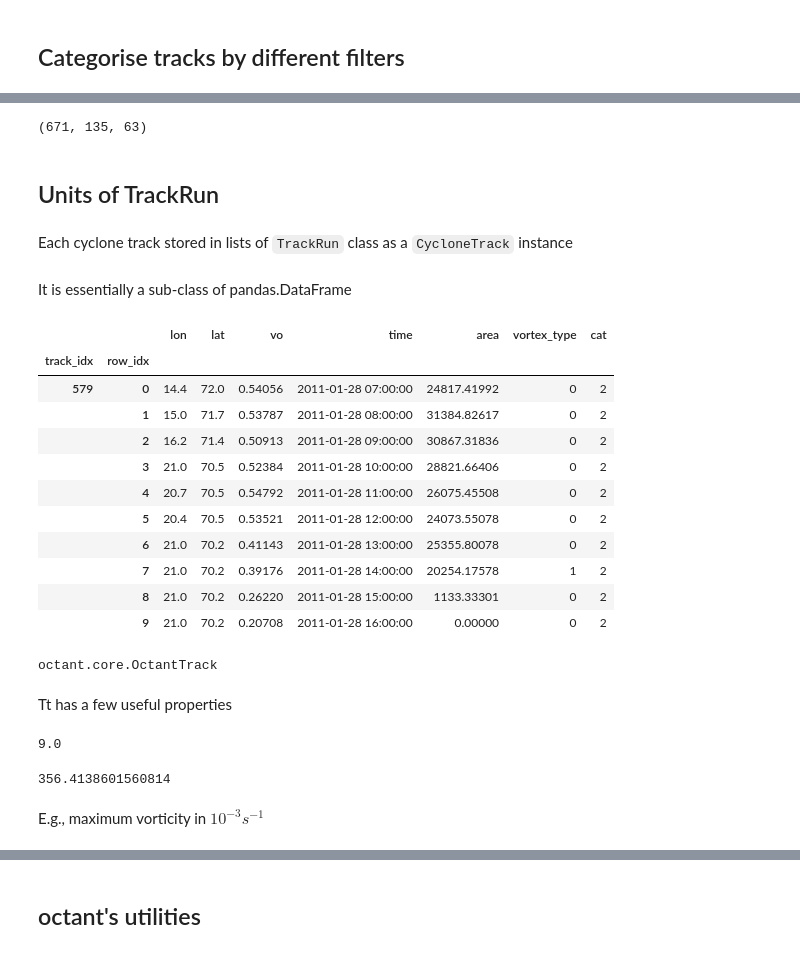
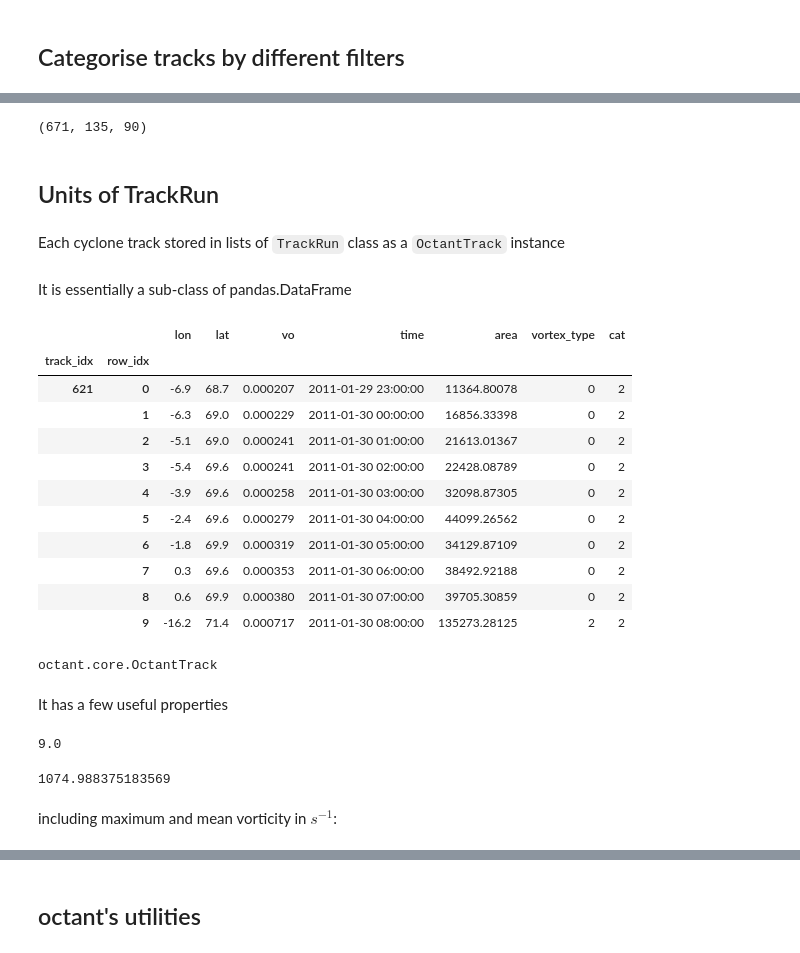
Before and after one commit to dennissergeev/octant, a Jupyter notebook: examples/Basics.ipynb, the cells around one changed output, grey strips where cells are left out. Drawn from its saved outputs; the diff is of its cells as text; code cells hidden in the pictures.

```diff
--- a/examples/Basics.ipynb
+++ b/examples/Basics.ipynb
@@ -63,30 +97,30 @@ TR.categorise(lsm=lsm, filt_by_dist=False, filt_by_land=True, filt_by_domain_bou
 # %%
-TR.size(), TR.size('good'), TR.size('pmc')
+TR.size(), TR.size('basic'), TR.size('moderate')
 # %% [output]
-(671, 135, 63)
+(671, 135, 90)
 # %% [markdown]
 ## Units of TrackRun
 # %%
 import random
 # %% [markdown]
-Each cyclone track stored in lists of `TrackRun` class as a `CycloneTrack` instance
+Each cyclone track stored in lists of `TrackRun` class as a `OctantTrack` instance
 # %%
-ct = random.choice([*TR['pmc'].groupby('track_idx')])[1]
+ot = random.choice([*TR['moderate'].groupby('track_idx')])[1]
 # %% [markdown]
 It is essentially a sub-class of pandas.DataFrame
-# %%
-ct
-# %% [output]
-|  |  | lon | lat | vo | time | area | vortex_type | cat |
-| track_idx | row_idx |  |  |  |  |  |  |  |
-| 579 | 0 | 14.4 | 72.0 | 0.54056 | 2011-01-28 07:00:00 | 24817.41992 | 0 | 2 |
-|  | 1 | 15.0 | 71.7 | 0.53787 | 2011-01-28 08:00:00 | 31384.82617 | 0 | 2 |
-|  | 2 | 16.2 | 71.4 | 0.50913 | 2011-01-28 09:00:00 | 30867.31836 | 0 | 2 |
-|  | 3 | 21.0 | 70.5 | 0.52384 | 2011-01-28 10:00:00 | 28821.66406 | 0 | 2 |
-|  | 4 | 20.7 | 70.5 | 0.54792 | 2011-01-28 11:00:00 | 26075.45508 | 0 | 2 |
-|  | 5 | 20.4 | 70.5 | 0.53521 | 2011-01-28 12:00:00 | 24073.55078 | 0 | 2 |
-|  | 6 | 21.0 | 70.2 | 0.41143 | 2011-01-28 13:00:00 | 25355.80078 | 0 | 2 |
-|  | 7 | 21.0 | 70.2 | 0.39176 | 2011-01-28 14:00:00 | 20254.17578 | 1 | 2 |
-|  | 8 | 21.0 | 70.2 | 0.26220 | 2011-01-28 15:00:00 | 1133.33301 | 0 | 2 |
-|  | 9 | 21.0 | 70.2 | 0.20708 | 2011-01-28 16:00:00 | 0.00000 | 0 | 2 |
+# %%
+ot
+# %% [output]
+|  |  | lon | lat | vo | time | area | vortex_type | cat |
+| track_idx | row_idx |  |  |  |  |  |  |  |
+| 621 | 0 | -6.9 | 68.7 | 0.000207 | 2011-01-29 23:00:00 | 11364.80078 | 0 | 2 |
+|  | 1 | -6.3 | 69.0 | 0.000229 | 2011-01-30 00:00:00 | 16856.33398 | 0 | 2 |
+|  | 2 | -5.1 | 69.0 | 0.000241 | 2011-01-30 01:00:00 | 21613.01367 | 0 | 2 |
+|  | 3 | -5.4 | 69.6 | 0.000241 | 2011-01-30 02:00:00 | 22428.08789 | 0 | 2 |
+|  | 4 | -3.9 | 69.6 | 0.000258 | 2011-01-30 03:00:00 | 32098.87305 | 0 | 2 |
+|  | 5 | -2.4 | 69.6 | 0.000279 | 2011-01-30 04:00:00 | 44099.26562 | 0 | 2 |
+|  | 6 | -1.8 | 69.9 | 0.000319 | 2011-01-30 05:00:00 | 34129.87109 | 0 | 2 |
+|  | 7 | 0.3 | 69.6 | 0.000353 | 2011-01-30 06:00:00 | 38492.92188 | 0 | 2 |
+|  | 8 | 0.6 | 69.9 | 0.000380 | 2011-01-30 07:00:00 | 39705.30859 | 0 | 2 |
+|  | 9 | -16.2 | 71.4 | 0.000717 | 2011-01-30 08:00:00 | 135273.28125 | 2 | 2 |
 # %%
@@ -94,5 +128,5 @@ type(ct)
 # %% [output]
 octant.core.OctantTrack
 # %% [markdown]
-Tt has a few useful properties
+It has a few useful properties
 # %%
@@ -100,8 +134,8 @@ ct.lifetime_h
 # %% [output]
 9.0
 # %%
-ct.total_dist_km
+ot.total_dist_km
 # %% [output]
-356.4138601560814
+1074.988375183569
 # %% [markdown]
-E.g., maximum vorticity in $ 10^{-3} s^{-1}$
+including maximum and mean vorticity in $ s^{-1}$:
```
Also changed, not shown: parts of 14 cells of this notebook, 1 other file.
